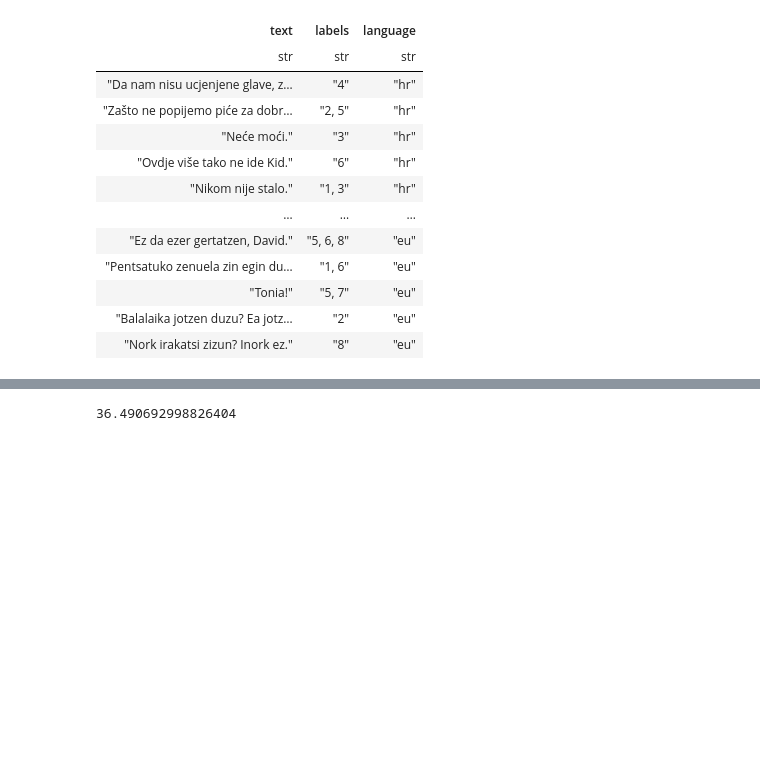
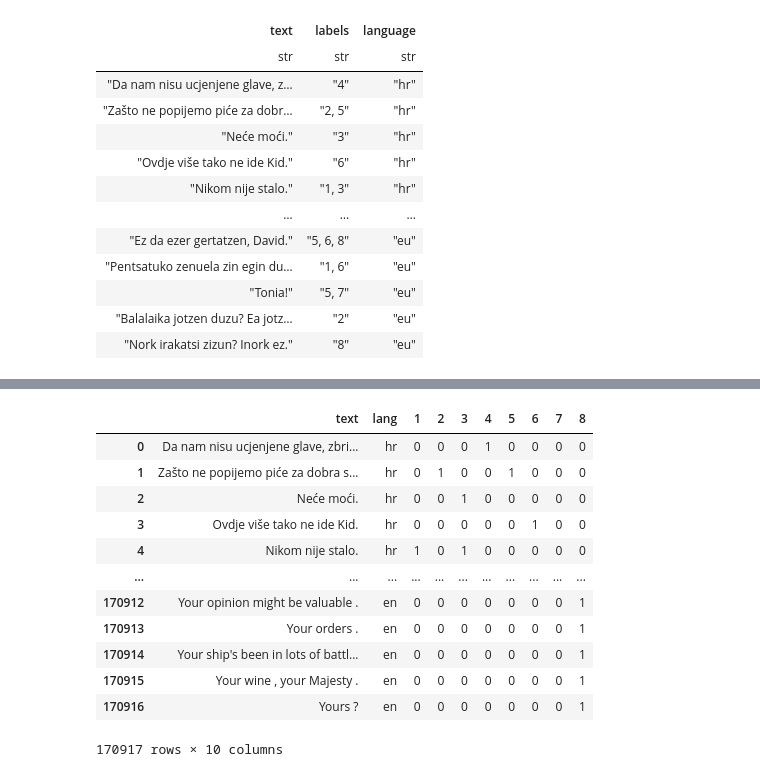
Before and after one commit to kferraga/ParliamentHackathon2024, a Jupyter notebook: emotion-data.ipynb, the cells around one changed output, grey strips where cells are left out. Cells and saved outputs as stored; diff of their text form; code cells hidden in the pictures; blank space fills up the shorter version.

```diff
--- a/emotion-data.ipynb
+++ b/emotion-data.ipynb
@@ -107,7 +97,20 @@ df.write_parquet("data.parquet")
 # %%
-df = df.with_columns(pl.col('text').map_elements(lambda x: len(x)).alias('len_text'))
+#df = df.with_columns(pl.col('text').map_elements(lambda x: len(x)).alias('len_text'))
+df
 # Compute the mean length
 #mean_length = df.select(pl.col('StringLength').mean())
-df['len_text'].mean()
+#df['len_text'].mean()
 # %% [output]
+|  | text | lang | 1 | 2 | 3 | 4 | 5 | 6 | 7 | 8 |
+| 0 | Da nam nisu ucjenjene glave, zbri... | hr | 0 | 0 | 0 | 1 | 0 | 0 | 0 | 0 |
+| 1 | Zašto ne popijemo piće za dobra s... | hr | 0 | 1 | 0 | 0 | 1 | 0 | 0 | 0 |
+| 2 | Neće moći. | hr | 0 | 0 | 1 | 0 | 0 | 0 | 0 | 0 |
+| 3 | Ovdje više tako ne ide Kid. | hr | 0 | 0 | 0 | 0 | 0 | 1 | 0 | 0 |
+| 4 | Nikom nije stalo. | hr | 1 | 0 | 1 | 0 | 0 | 0 | 0 | 0 |
+| ... | ... | ... | ... | ... | ... | ... | ... | ... | ... | ... |
+| 170912 | Your opinion might be valuable . | en | 0 | 0 | 0 | 0 | 0 | 0 | 0 | 1 |
+| 170913 | Your orders . | en | 0 | 0 | 0 | 0 | 0 | 0 | 0 | 1 |
+| 170914 | Your ship's been in lots of battl... | en | 0 | 0 | 0 | 0 | 0 | 0 | 0 | 1 |
+| 170915 | Your wine , your Majesty . | en | 0 | 0 | 0 | 0 | 0 | 0 | 0 | 1 |
+| 170916 | Yours ? | en | 0 | 0 | 0 | 0 | 0 | 0 | 0 | 1 |
-36.490692998826404
+170917 rows × 10 columns
```
Also changed, not shown: parts of 15 cells of this notebook, 1 other file.
